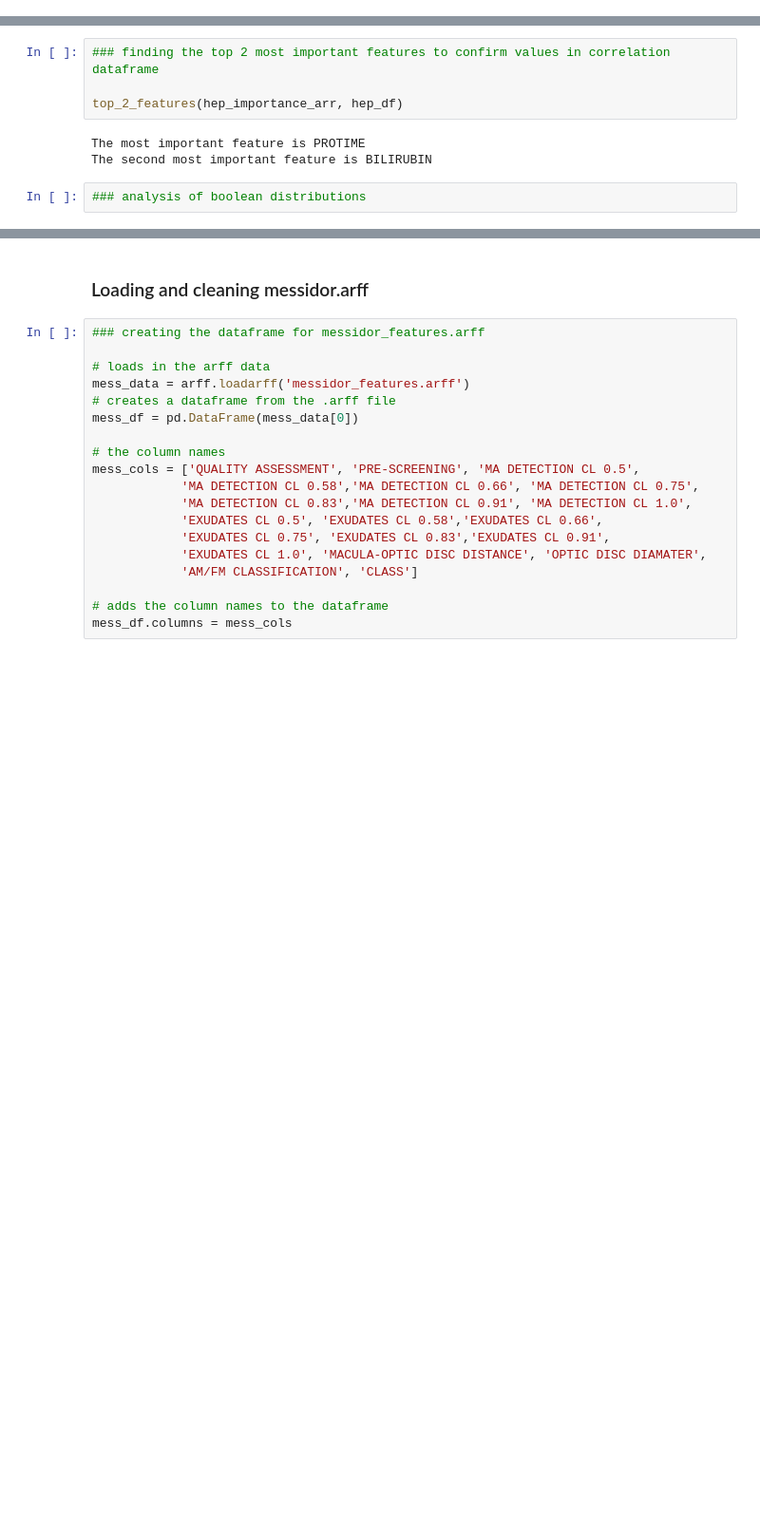
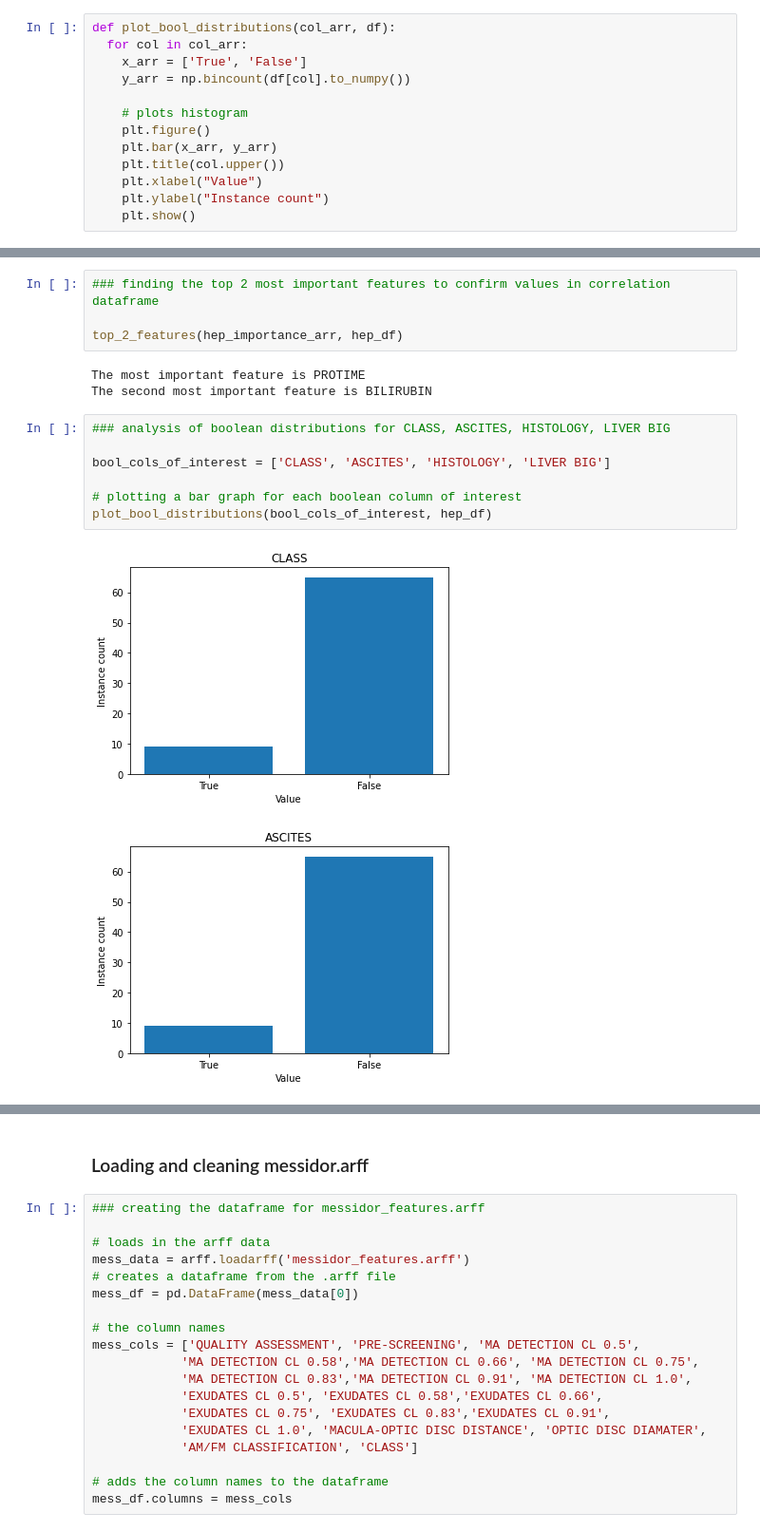
Before and after one commit to faithrts/ML-Intro, a Jupyter notebook: A1_Draft.ipynb, the cells around one changed output, grey strips where cells are left out. Shown: that part at 95% size. Drawn from its saved outputs; the diff is of its cells as text; blank space fills up the shorter version.

```diff
--- a/A1_Draft.ipynb
+++ b/A1_Draft.ipynb
@@ -234,6 +234,19 @@ def top_2_features(importance_arr, df):
 
   print("The most important feature is " + list(df.columns)[top_feat_index])
   print("The second most important feature is " + list(df.columns)[second_feat_index])
+# %%
+def plot_bool_distributions(col_arr, df):
+  for col in col_arr:
+    x_arr = ['True', 'False']
+    y_arr = np.bincount(df[col].to_numpy())
+
+    # plots histogram
+    plt.figure()
+    plt.bar(x_arr, y_arr)
+    plt.title(col.upper())
+    plt.xlabel("Value")
+    plt.ylabel("Instance count")
+    plt.show()
 # %% [markdown]
 ### Loading and cleaning hepatitis.data
 # %%
@@ -391,5 +415,13 @@ top_2_features(hep_importance_arr, hep_df)
 # %% [output]
 The most important feature is PROTIME
 The second most important feature is BILIRUBIN
-# %%
-### analysis of boolean distributions
+# %%
+### analysis of boolean distributions for CLASS, ASCITES, HISTOLOGY, LIVER BIG
+
+bool_cols_of_interest = ['CLASS', 'ASCITES', 'HISTOLOGY', 'LIVER BIG']
+
+# plotting a bar graph for each boolean column of interest
+plot_bool_distributions(bool_cols_of_interest, hep_df)
+# %% [output]
+[figure, added]
+[figure, added]
```
Also changed, not shown: parts of 25 cells of this notebook.
